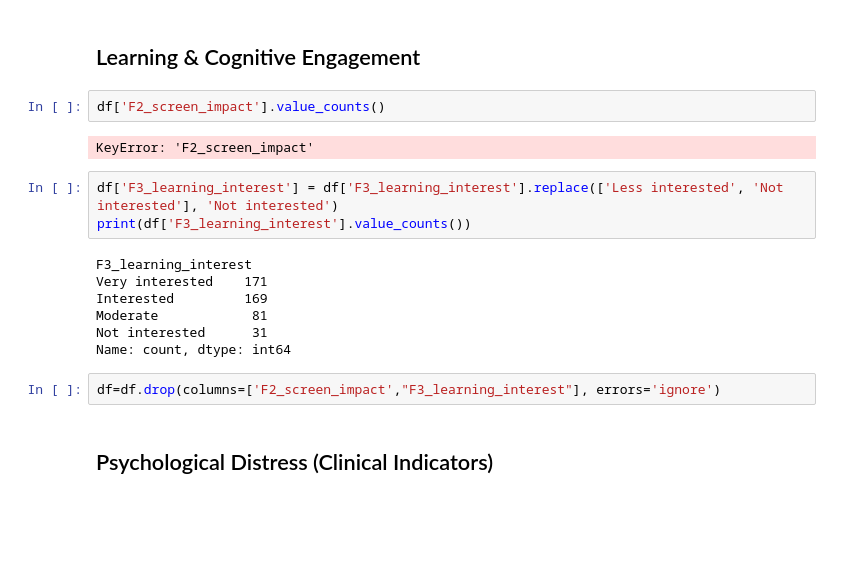
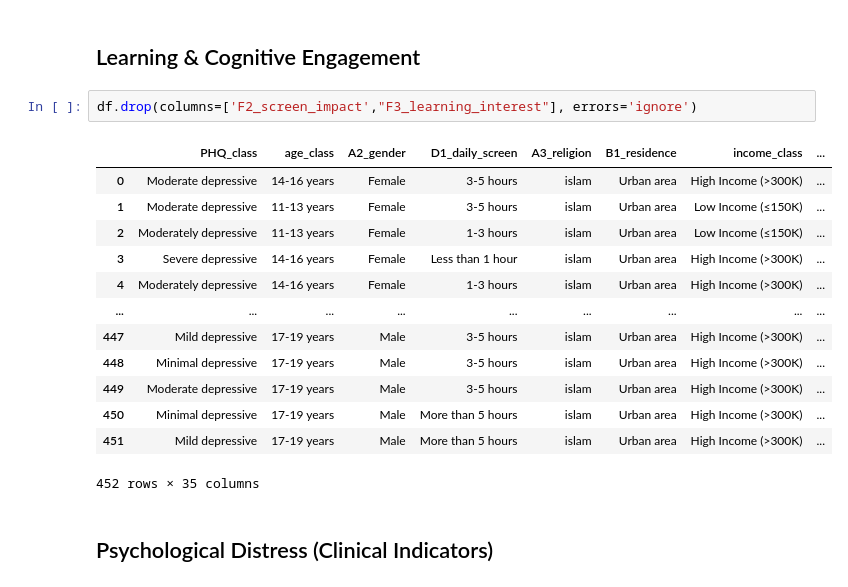
Before and after one commit to arshadziban/team_insightify, a Jupyter notebook: 2_cross_tab_analysis.ipynb, the cells around one changed output. Cells and saved outputs as stored; diff of their text form; blank space fills up the shorter version.

```diff
--- a/2_cross_tab_analysis.ipynb
+++ b/2_cross_tab_analysis.ipynb
@@ -337,22 +337,22 @@ Educational Content            43
 Name: count, dtype: int64
 # %% [markdown]
 ## Learning & Cognitive Engagement
-# %%
-df['F2_screen_impact'].value_counts()
-# %% [output]
-KeyError: 'F2_screen_impact'
-# %%
-df['F3_learning_interest'] = df['F3_learning_interest'].replace(['Less interested', 'Not interested'], 'Not interested')
-print(df['F3_learning_interest'].value_counts())
-# %% [output]
-F3_learning_interest
-Very interested    171
-Interested         169
-Moderate            81
-Not interested      31
-Name: count, dtype: int64
 # %%
-df=df.drop(columns=['F2_screen_impact',"F3_learning_interest"], errors='ignore')
+df.drop(columns=['F2_screen_impact',"F3_learning_interest"], errors='ignore')
+# %% [output]
+|  | PHQ_class | age_class | A2_gender | D1_daily_screen | A3_religion | B1_residence | income_class | ... |
+| 0 | Moderate depressive | 14-16 years | Female | 3-5 hours | islam | Urban area | High Income (>300K) | ... |
+| 1 | Moderate depressive | 11-13 years | Female | 3-5 hours | islam | Urban area | Low Income (≤150K) | ... |
+| 2 | Moderately depressive | 11-13 years | Female | 1-3 hours | islam | Urban area | Low Income (≤150K) | ... |
+| 3 | Severe depressive | 14-16 years | Female | Less than 1 hour | islam | Urban area | High Income (>300K) | ... |
+| 4 | Moderately depressive | 14-16 years | Female | 1-3 hours | islam | Urban area | High Income (>300K) | ... |
+| ... | ... | ... | ... | ... | ... | ... | ... | ... |
+| 447 | Mild depressive | 17-19 years | Male | 3-5 hours | islam | Urban area | High Income (>300K) | ... |
+| 448 | Minimal depressive | 17-19 years | Male | 3-5 hours | islam | Urban area | High Income (>300K) | ... |
+| 449 | Moderate depressive | 17-19 years | Male | 3-5 hours | islam | Urban area | High Income (>300K) | ... |
+| 450 | Minimal depressive | 17-19 years | Male | More than 5 hours | islam | Urban area | High Income (>300K) | ... |
+| 451 | Mild depressive | 17-19 years | Male | More than 5 hours | islam | Urban area | High Income (>300K) | ... |
+452 rows × 35 columns
 # %% [markdown]
 ## Psychological Distress (Clinical Indicators)
 # %%
```
Also changed, not shown: 3 other files.
